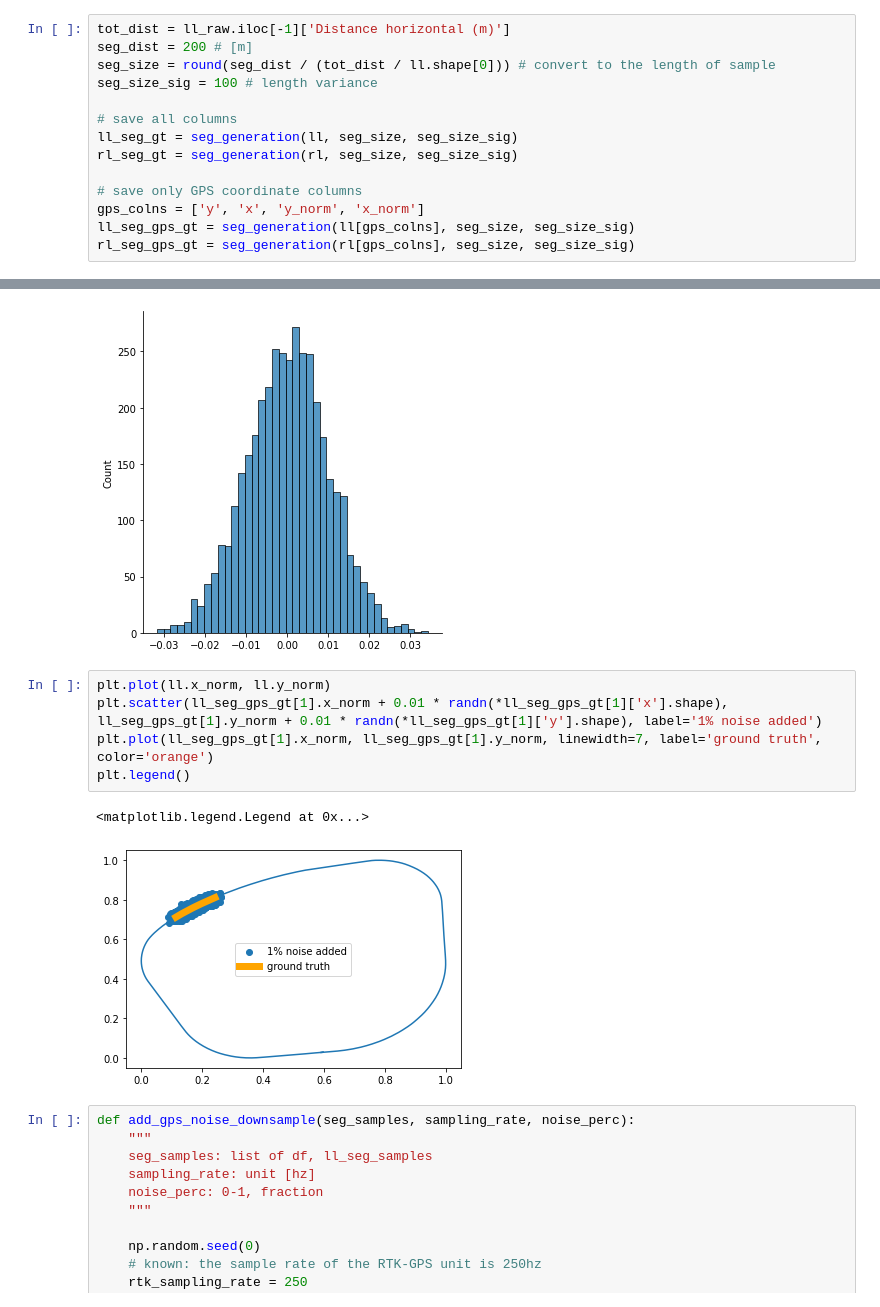
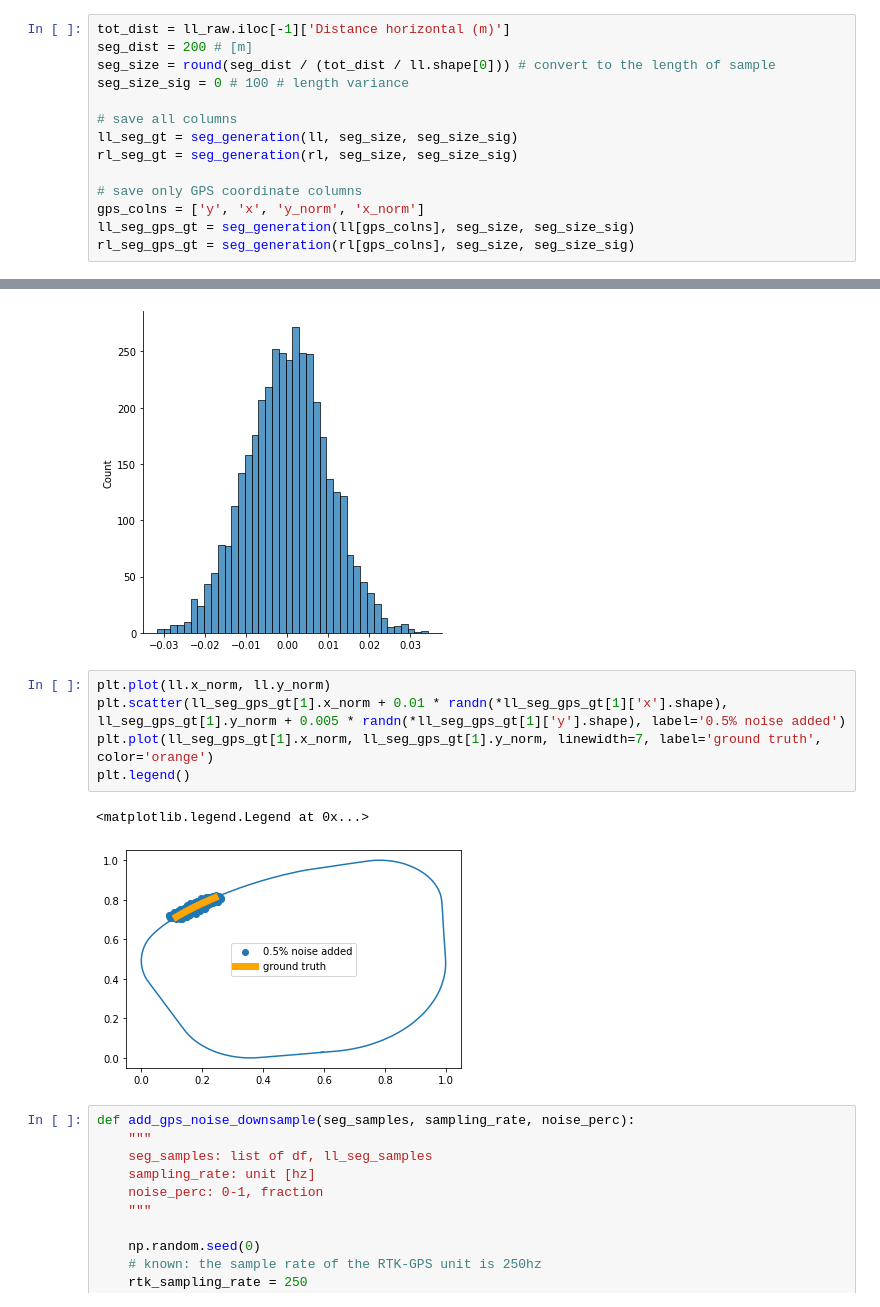
Before and after one commit to jarviskroos7/PATH_vehicle_localization, a Jupyter notebook: code/segment_generation.ipynb, the cells around one changed output, grey strips where cells are left out. Cells and saved outputs as stored; diff of their text form.

```diff
--- a/code/segment_generation.ipynb
+++ b/code/segment_generation.ipynb
@@ -159,7 +159,7 @@ def seg_generation(traj_truth_df, seg_size, seg_size_sig, num_samples=500):
 tot_dist = ll_raw.iloc[-1]['Distance horizontal (m)']
 seg_dist = 200 # [m]
 seg_size = round(seg_dist / (tot_dist / ll.shape[0])) # convert to the length of sample
-seg_size_sig = 100 # length variance
+seg_size_sig = 0 # 100 # length variance
 
 # save all columns
 ll_seg_gt = seg_generation(ll, seg_size, seg_size_sig)
@@ -215,12 +215,12 @@ sns.displot(0.01 * randn(*ll_seg_gt[0]['x'].shape))
 [figure]
 # %%
 plt.plot(ll.x_norm, ll.y_norm)
-plt.scatter(ll_seg_gps_gt[1].x_norm + 0.01 * randn(*ll_seg_gps_gt[1]['x'].shape), ll_seg_gps_gt[1].y_norm + 0.01 * randn(*ll_seg_gps_gt[1]['y'].shape), label='1% noise added')
+plt.scatter(ll_seg_gps_gt[1].x_norm + 0.01 * randn(*ll_seg_gps_gt[1]['x'].shape), ll_seg_gps_gt[1].y_norm + 0.005 * randn(*ll_seg_gps_gt[1]['y'].shape), label='0.5% noise added')
 plt.plot(ll_seg_gps_gt[1].x_norm, ll_seg_gps_gt[1].y_norm, linewidth=7, label='ground truth', color='orange')
 plt.legend()
 # %% [output]
 <matplotlib.legend.Legend at 0x...>
-[figure, old version]
+[figure, new version]
 # %%
 def add_gps_noise_downsample(seg_samples, sampling_rate, noise_perc):
     """
```
Also changed, not shown: parts of 8 cells of this notebook, 9 other files.
